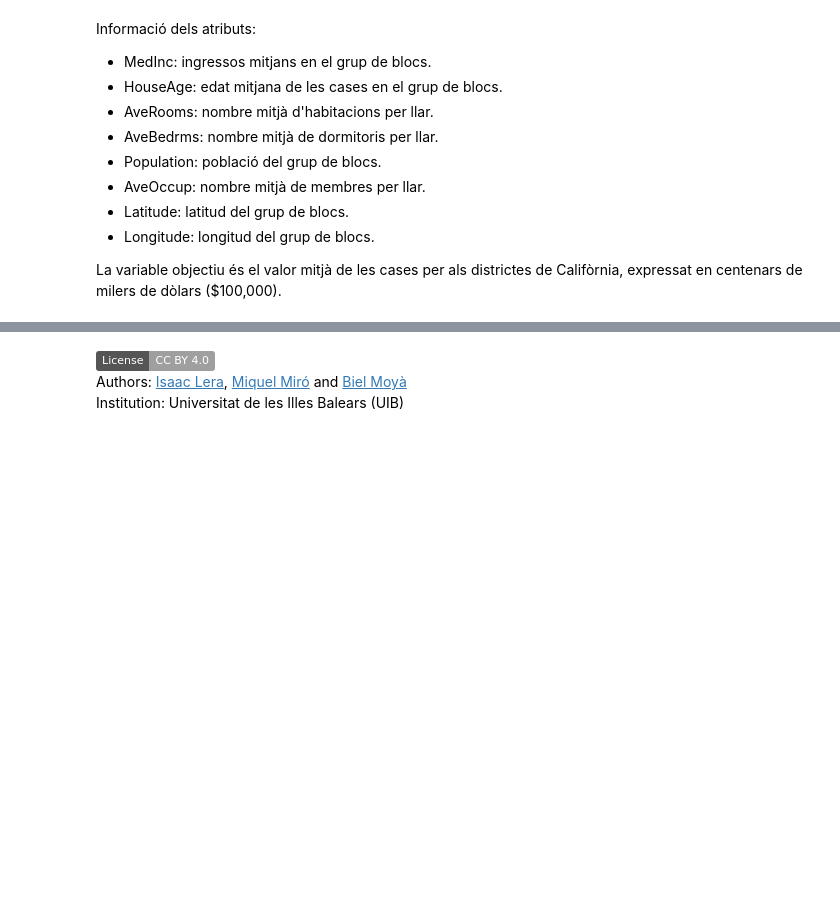
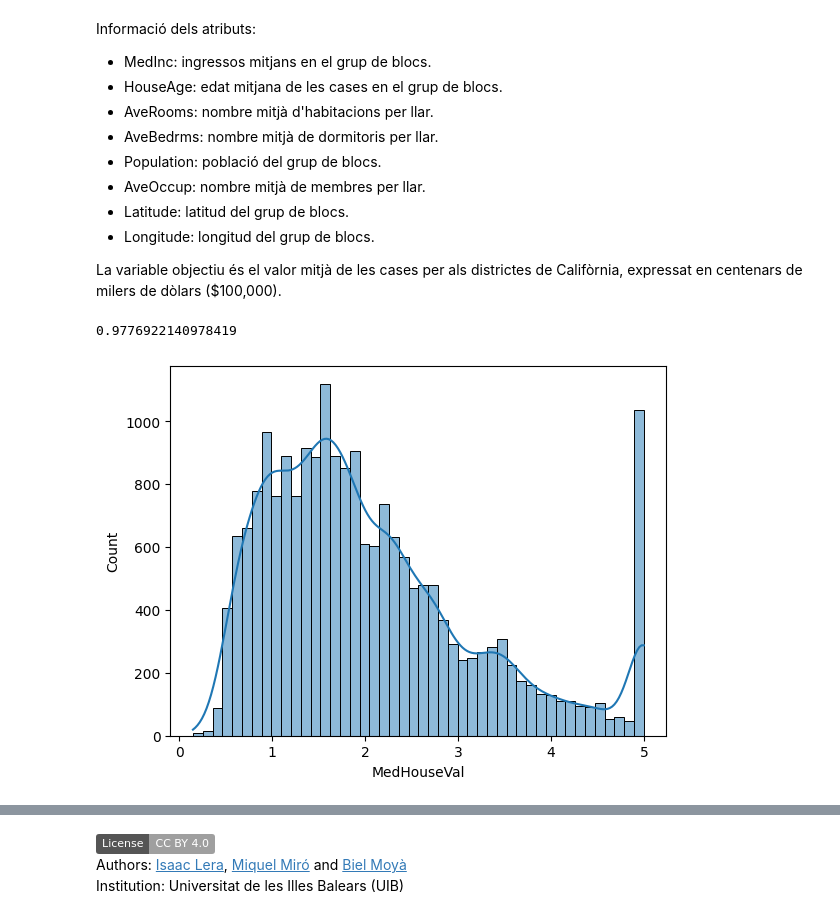
Before and after one commit to wisaaco/CURS_AdministracioAnaliticaAvan-adaDeDades, a Jupyter notebook: lessons/6_algoritmes_supervisats.ipynb, the cells around one changed output, grey strips where cells are left out. Drawn from its saved outputs; the diff is of its cells as text; code cells hidden in the pictures; badges without logos; blank space fills up the shorter version.

```diff
--- a/lessons/6_algoritmes_supervisats.ipynb
+++ b/lessons/6_algoritmes_supervisats.ipynb
@@ -702,3 +702,15 @@ Informació dels atributs:
 - Longitude: longitud del grup de blocs.
 
 La variable objectiu és el valor mitjà de les cases per als districtes de Califòrnia, expressat en centenars de milers de dòlars ($100,000).
+# %%
+import seaborn as sns
+sns.histplot(data=df, x="MedHouseVal", kde=True)
+
+# Com podem veure, hi ha un grup significatiu de cases amb valors ~5
+from scipy.stats import skew
+print(skew(df.MedHouseVal))# > 0, te més valors cap a la dreta
+
+# Potser podríem tenir una menor eficiència de predicció en valors entre [3,5)...
+# %% [output]
+0.9776922140978419
+[figure, added]
```
Also changed, not shown: parts of 36 cells of this notebook.
